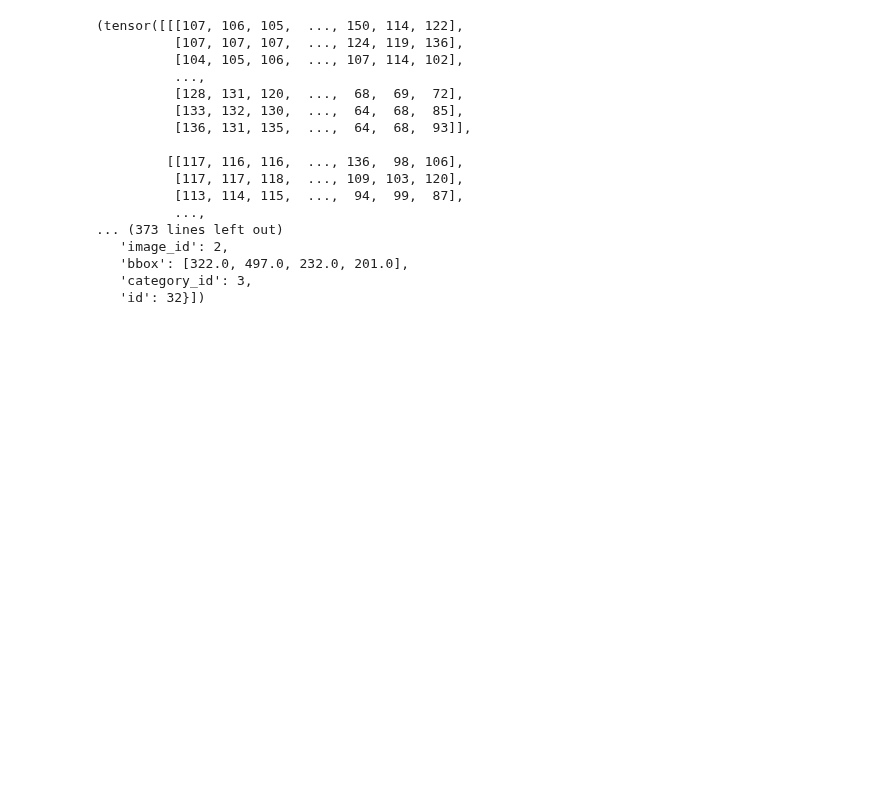
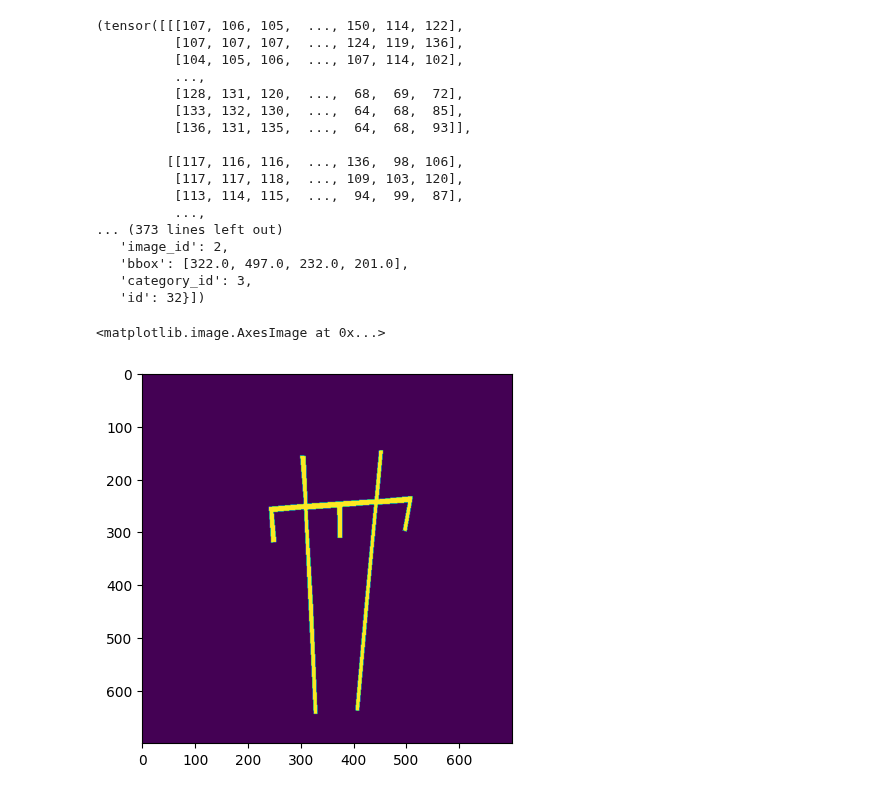
Before and after one commit to NicolaGabriele/powerline_Segmentation_project, a Jupyter notebook: project.ipynb, the cells around one changed output. Cells and saved outputs as stored; diff of their text form; code cells hidden in the pictures; blank space fills up the shorter version.

```diff
--- a/project.ipynb
+++ b/project.ipynb
@@ -13,10 +13,13 @@ import numpy as np
 import matplotlib.pyplot as plt
 import matplotlib
 import json
+from pycocotools import mask
 TRAIN_DIR = '/content/drive/MyDrive/trainingset'
 TEST_DIR = '/content/drive/MyDrive/testset'
 TRAIN_LABELS = '/content/drive/MyDrive/train.json'
 TEST_LABELS =  '/content/drive/MyDrive/test.json'
+IM_WIDTH = 700
+IM_HEIGHT = 700
 # %%
 def groupByImageId(jsonfile):
   data = jsonfile['annotations']
@@ -66,6 +68,14 @@ train[2]
    'bbox': [322.0, 497.0, 232.0, 201.0],
    'category_id': 3,
    'id': 32}])
+# %%
+def decodeSegmentationField(segmentation):
+  return mask.decode(mask.merge(mask.frPyObjects(segmentation,IM_WIDTH,IM_HEIGHT)))
+testing = train[1][1][0]['segmentation']
+plt.imshow(decodeSegmentationField(testing))
+# %% [output]
+<matplotlib.image.AxesImage at 0x...>
+[figure, added]
 # %%
 #questo metodo è preso dai notebook e va adattato al caso specifico (loss ecc...)
 criterion = torch.nn.CrossEntropyLoss()
```
Also changed, not shown: parts of 1 cell of this notebook.
